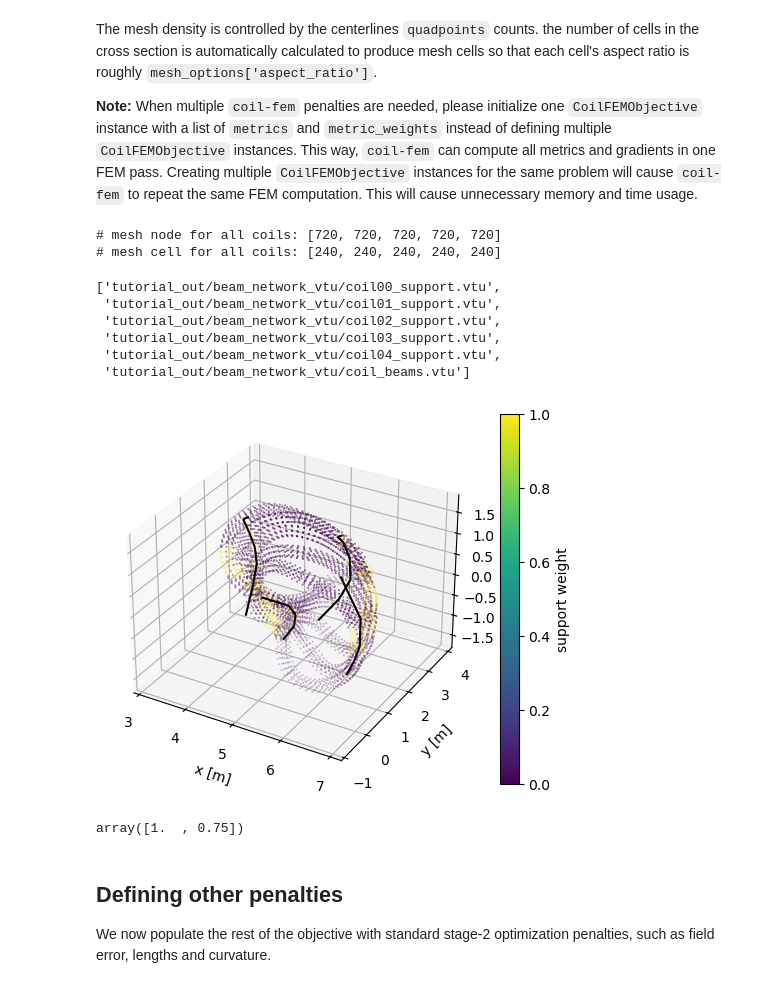
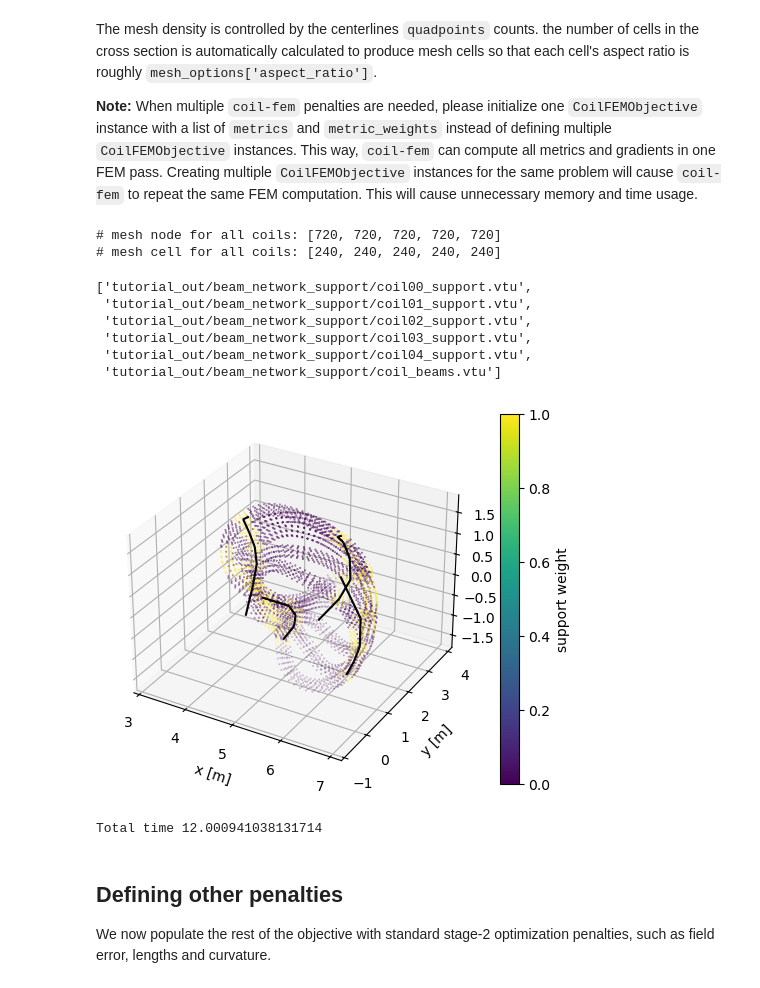
Before and after one commit to lankef/coil-fem, a Jupyter notebook: docs/tutorial/optimization_beams.ipynb, the cells around one changed output. Cells and saved outputs as stored; diff of their text form; code cells hidden in the pictures.

```diff
--- a/docs/tutorial/optimization_beams.ipynb
+++ b/docs/tutorial/optimization_beams.ipynb
@@ -75,8 +77,10 @@ material_options = {
 }
 
 # Gravity options.
+# This is a stellarator-symmetric case.
+# For now gravity won't be correct.
 gravity_options = {
-    'g_vec': (0, 0, -9.8), # g vector in (x, y, z)   (m/s²)
+    'g_vec': (0, 0, 0), # g vector in (x, y, z)   (m/s²)
 }
 # %% [markdown]
 ### Support structures
@@ -93,10 +97,11 @@ beam_options = {
     'E': material_options['E'],  # 316LN's Young's modulus (Pa)
     'nu': material_options['nu'],          # 316LN's Poisson's ratio (dimless)
     'cross_section_type': 'solid_circle',
-    'attachment_type': 'direct',
+    'attachment_type': 'wrap',
     'k_lin': problem_options['winkler_k'],
     'k_tor': problem_options['winkler_k'],
     # 'sigmoid_eps': 0.1,
+    'r_attachment': 0.2
 }
 # Fixed clamps have to be enabled when there are no CF beamsto prevent rigid body modes
 fixed_clamp_options = {
@@ -104,6 +109,9 @@ fixed_clamp_options = {
     'r_clamp': 1.73 * mesh_options['w1'], # Diagonal of a cube with side length of w_1
     'n_clamp': 2,
 }
+physics_options = {
+    'type': 'elastic',
+}
 # %%
 from simsopt.field import Coil
 from coil_fem.simsopt import CoilSupportBeams
@@ -179,36 +190,42 @@ the same FEM computation. This will cause unnecessary memory and time usage.
 # %%
 from coil_fem.simsopt import CoilFEMObjective
 
 # The Simsopt wrapper for a differentiable FEM problem.
 # It behaves like a simsopt objective.
 Jstress = CoilFEMObjective(
     coil_support,
     metrics          = ('l2_von_mises',),
     metric_weights   = (1.,),
     mesh_options     = mesh_options,
     material_options = material_options,
     gravity_options  = gravity_options,
     problem_options  = problem_options,
+    physics_options  = physics_options,
+    coupling         = 'monolithic',
 )
 print('# mesh node for all coils:', Jstress.n_nodes)
 print('# mesh cell for all coils:', Jstress.n_cells)
 # Viusualizing the mesh nodes and support clamps before optimization
 Jstress.plot_support()
-Jstress.save_support_vtu('tutorial_out/beam_network_vtu')
+Jstress.save_support_vtu('tutorial_out/beam_network_support')
 # %% [output]
 # mesh node for all coils: [720, 720, 720, 720, 720]
 # mesh cell for all coils: [240, 240, 240, 240, 240]
-['tutorial_out/beam_network_vtu/coil00_support.vtu',
- 'tutorial_out/beam_network_vtu/coil01_support.vtu',
- 'tutorial_out/beam_network_vtu/coil02_support.vtu',
- 'tutorial_out/beam_network_vtu/coil03_support.vtu',
- 'tutorial_out/beam_network_vtu/coil04_support.vtu',
- 'tutorial_out/beam_network_vtu/coil_beams.vtu']
+['tutorial_out/beam_network_support/coil00_support.vtu',
+ 'tutorial_out/beam_network_support/coil01_support.vtu',
+ 'tutorial_out/beam_network_support/coil02_support.vtu',
+ 'tutorial_out/beam_network_support/coil03_support.vtu',
+ 'tutorial_out/beam_network_support/coil04_support.vtu',
+ 'tutorial_out/beam_network_support/coil_beams.vtu']
-[figure, old version]
+[figure, new version]
-# %%
-np.linspace(1,0.5,2,endpoint=False)
-# %% [output]
-array([1.  , 0.75])
+# %%
+time1 = time.time()
+results = Jstress.run()
+jax.block_until_ready(results)
+time2 = time.time()
+print('Total time', time2 - time1)
+# %% [output]
+Total time 12.000941038131714
 # %% [markdown]
 ## Defining other penalties
 We now populate the rest of the objective with standard
```
Also changed, not shown: parts of 2 cells of this notebook, 16 other files.
